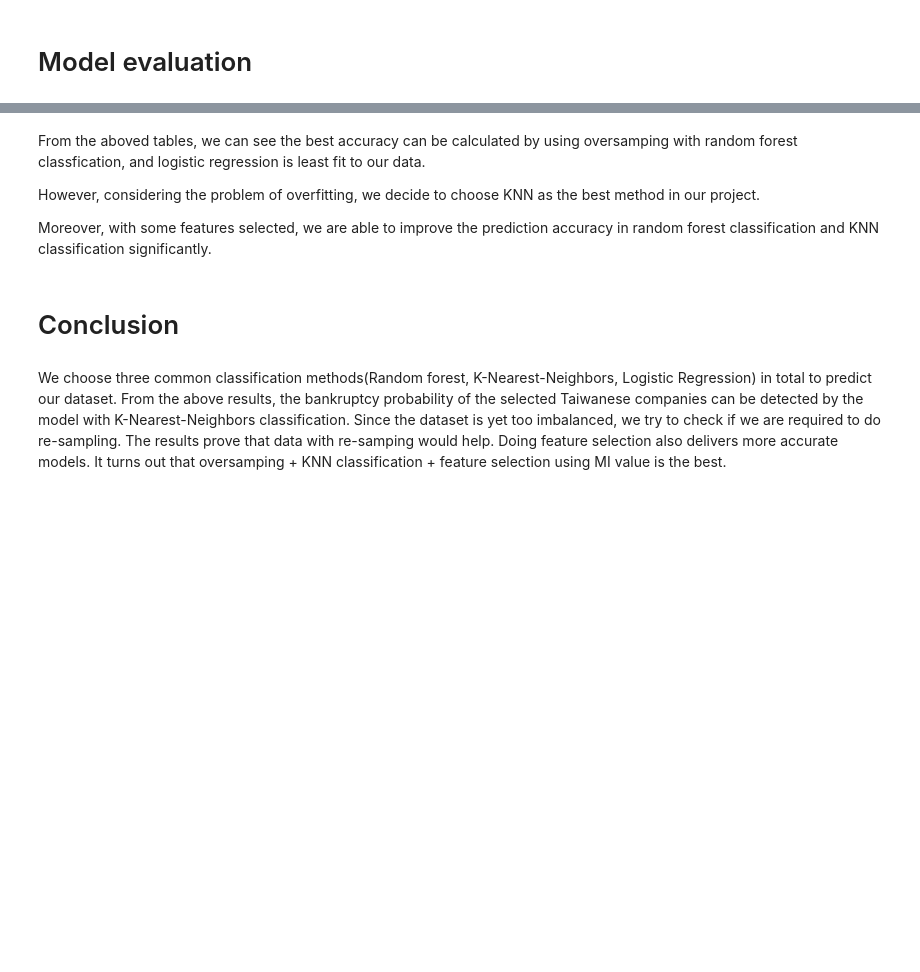
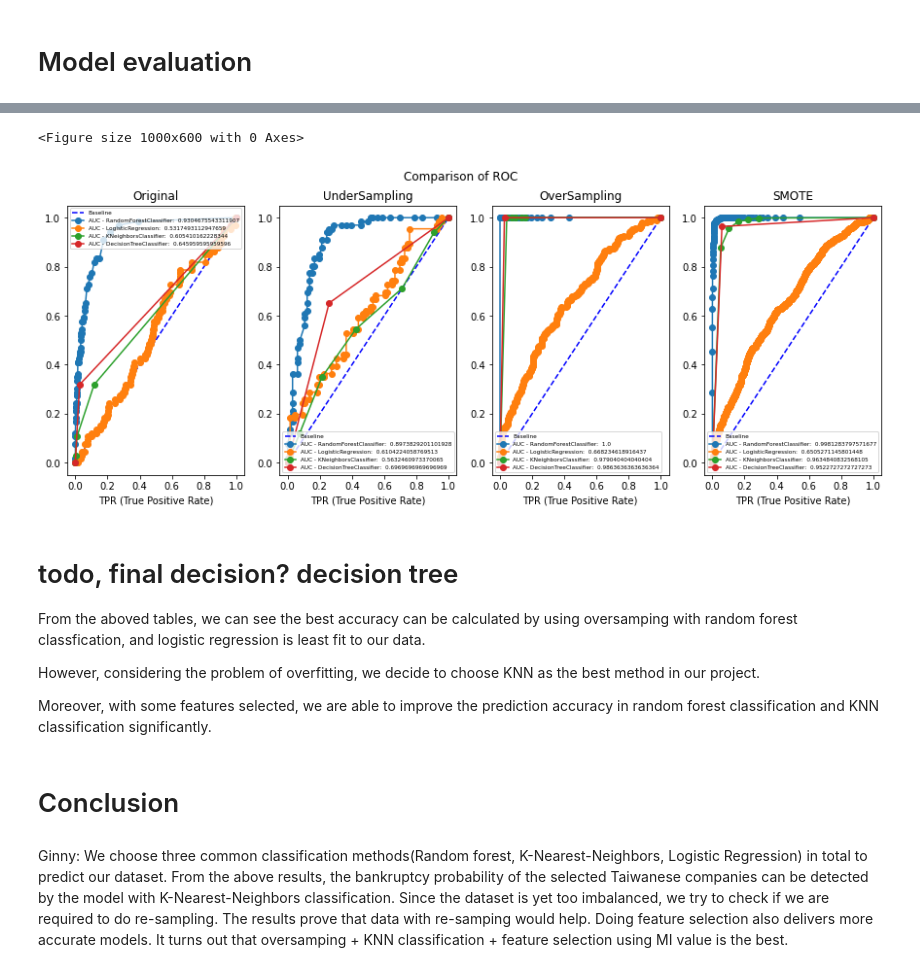
Before and after one commit to gg41825/ml-group-project, a Jupyter notebook: Bankruptcy_Jan20_combined.ipynb, the cells around one changed output, grey strips where cells are left out. Cells and saved outputs as stored; diff of their text form; code cells hidden in the pictures; blank space fills up the shorter version.

```diff
--- a/Bankruptcy_Jan20_combined.ipynb
+++ b/Bankruptcy_Jan20_combined.ipynb
@@ -761,21 +746,31 @@ fig
 # %%
-# plot the combined AUC curves
+# plot the combined AUC curves - resample basis
 plt.figure(figsize=(10, 6))
 
-for name, auc in aucs.items():
-    md = {k: v for k, v in roc_values.items() if k == name}
-    plt.plot(md[name]["fpr"], md[name]["tpr"], label=f"{name}:{auc}")
+# plot figure
+fig, sub_figs = plt.subplots(1, 4, sharex=False, figsize=(15, 5), dpi=72)
+fig.suptitle("Comparison of ROC")
 
-plt.plot(
-    [0, 1], [0, 1], color="blue", linestyle="--", label="Baseline"
-)  # plot the baseline model, AUC of 0.5
+count = 0
+for data_name, mds in auc_rocs.items():
+    if data_name not in [C_ORIGINAL, C_UNDERSAMPLING, C_OVERSAMPLING, C_SMOTE]:
+        continue
+    sub_figs[count].set_title(data_name)
+    # plot the baseline model, AUC of 0.5
+    sub_figs[count].plot([0, 1], [0, 1], color="blue", linestyle="--", label="Baseline")
 
-plt.xlabel("FPR (False Positive Rate)", size=14)
-plt.ylabel("TPR (True Positive Rate)", size=14)
-plt.title("ROC Curve", size=18)
-plt.legend(fontsize="xx-small")
+    sub_figs[count].set_xlabel("FPR (False Positive Rate)", size=10)
+    sub_figs[count].set_xlabel("TPR (True Positive Rate)", size=10)
+    for i, item in enumerate(mds):
+        sub_figs[count].plot(item['fpr'], item['tpr'], "-o", label=f"AUC - {item['model_name']}:  {item['auc']}")
+    sub_figs[count].legend(fontsize="xx-small")
+    count+=1
 plt.show()
+# %% [output]
+<Figure size 1000x600 with 0 Axes>
+[figure, added]
 # %% [markdown]
+# todo, final decision? decision tree
 From the aboved tables, we can see the best accuracy can be calculated by using oversamping with random forest classfication, and logistic regression is least fit to our data.
 
 However, considering the problem of overfitting, we decide to choose KNN as the best method in our project.
@@ -784,4 +779,4 @@ Moreover, with some features selected, we are able to improve the prediction acc
 # %% [markdown]
 # Conclusion
 # %% [markdown]
-We choose three common classification methods(Random forest, K-Nearest-Neighbors, Logistic Regression) in total to predict our dataset. From the above results, the bankruptcy probability of the selected Taiwanese companies can be detected by the model with K-Nearest-Neighbors classification. Since the dataset is yet too imbalanced, we try to check if we are required to do re-sampling. The results prove that data with re-samping would help. Doing feature selection also delivers more accurate models. It turns out that oversamping + KNN classification + feature selection using MI value is the best.
+Ginny: We choose three common classification methods(Random forest, K-Nearest-Neighbors, Logistic Regression) in total to predict our dataset. From the above results, the bankruptcy probability of the selected Taiwanese companies can be detected by the model with K-Nearest-Neighbors classification. Since the dataset is yet too imbalanced, we try to check if we are required to do re-sampling. The results prove that data with re-samping would help. Doing feature selection also delivers more accurate models. It turns out that oversamping + KNN classification + feature selection using MI value is the best.
```
Also changed, not shown: parts of 15 cells of this notebook.
